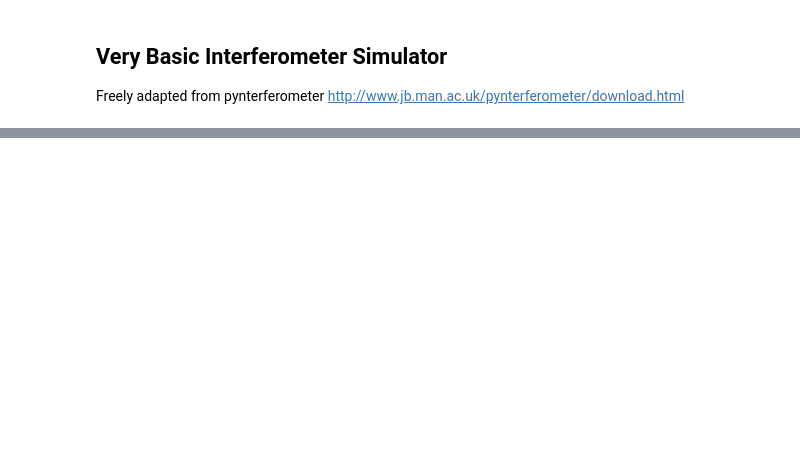
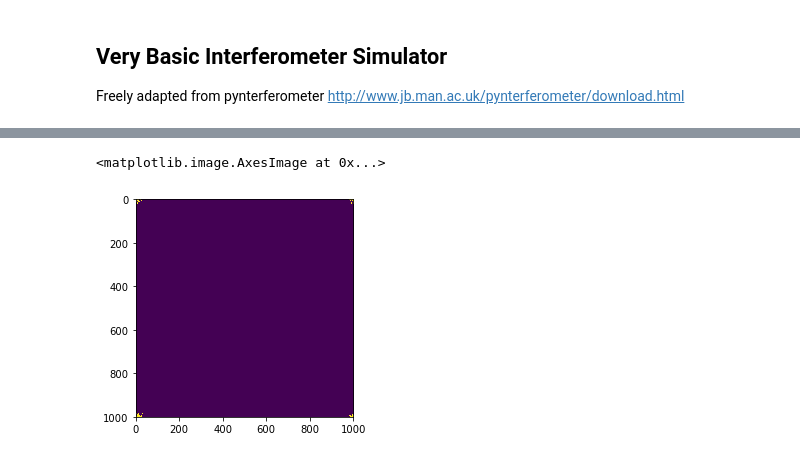
Before and after one commit to saint-germain/interferometry, a Jupyter notebook: simplified.ipynb, the cells around one changed output, grey strips where cells are left out. Drawn from its saved outputs; the diff is of its cells as text; code cells hidden in the pictures; blank space fills up the shorter version.

```diff
--- a/simplified.ipynb
+++ b/simplified.ipynb
@@ -118,6 +122,11 @@ for k in range(len(re_u)):
     obs_uv_matrix[int_u,int_v]=1.0
 
 obs_uv_matrix[0,0]=0.0
+# %%
+plt.imshow(obs_uv_matrix)
+# %% [output]
+<matplotlib.image.AxesImage at 0x...>
+[figure, added]
 # %%
 #---3 Do the maths ---#
 #--Section 7 chapter 2 Synthesis imaging--#
```
Also changed, not shown: parts of 16 cells of this notebook.
